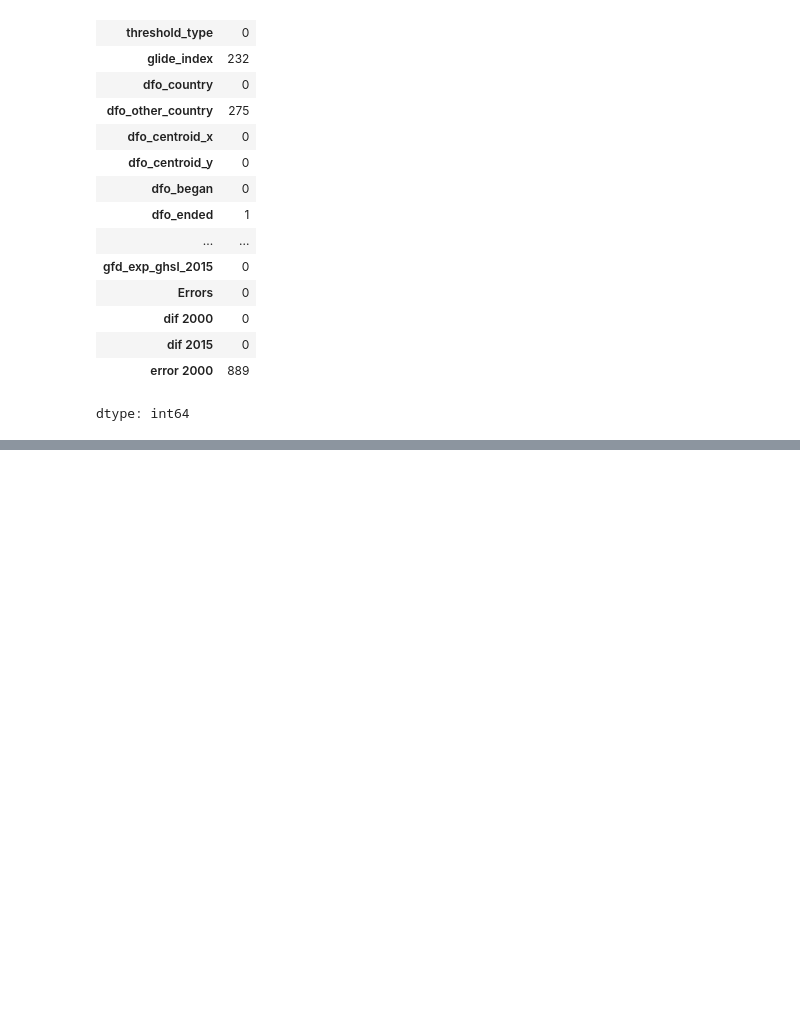
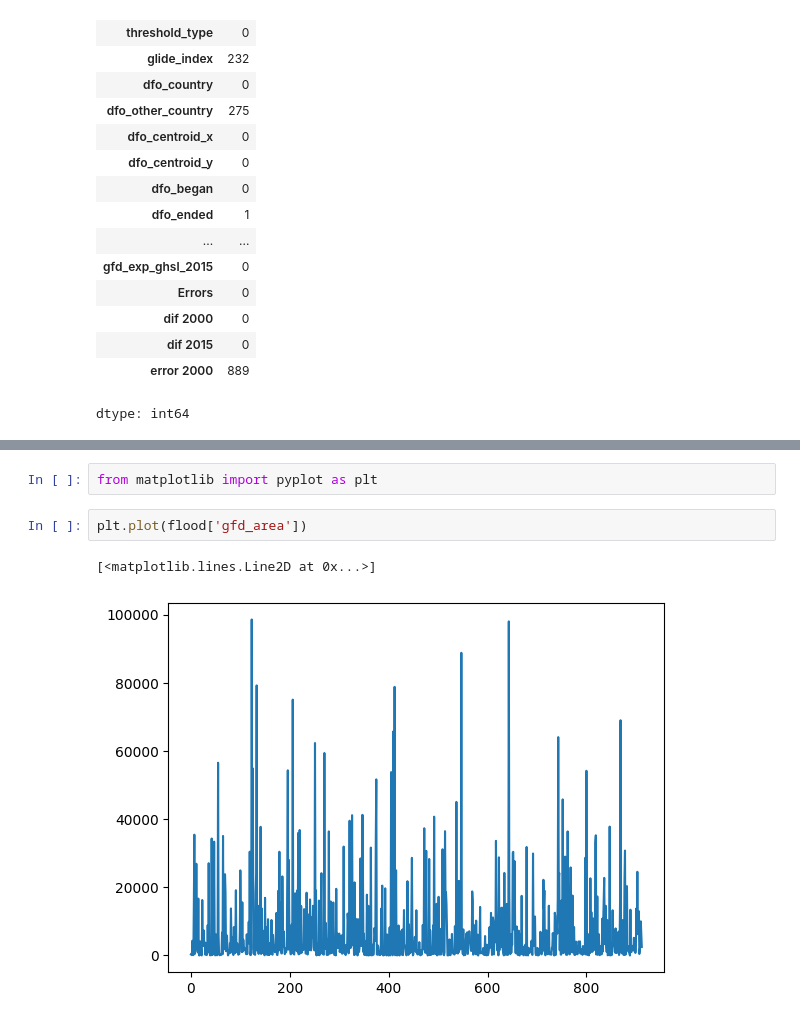
Before and after one commit to tohnperfect/BSC_DPDM2025, a Jupyter notebook: Ch3_Data_Preprocessing.ipynb, the cells around one changed output, grey strips where cells are left out. Cells and saved outputs as stored; diff of their text form; blank space fills up the shorter version.

```diff
--- a/Ch3_Data_Preprocessing.ipynb
+++ b/Ch3_Data_Preprocessing.ipynb
@@ -252,0 +274,7 @@ dtype: int64
+# %%
+from matplotlib import pyplot as plt
+# %%
+plt.plot(flood['gfd_area'])
+# %% [output]
+[<matplotlib.lines.Line2D at 0x...>]
+[figure, added]
```
Also changed, not shown: parts of 27 cells of this notebook.
